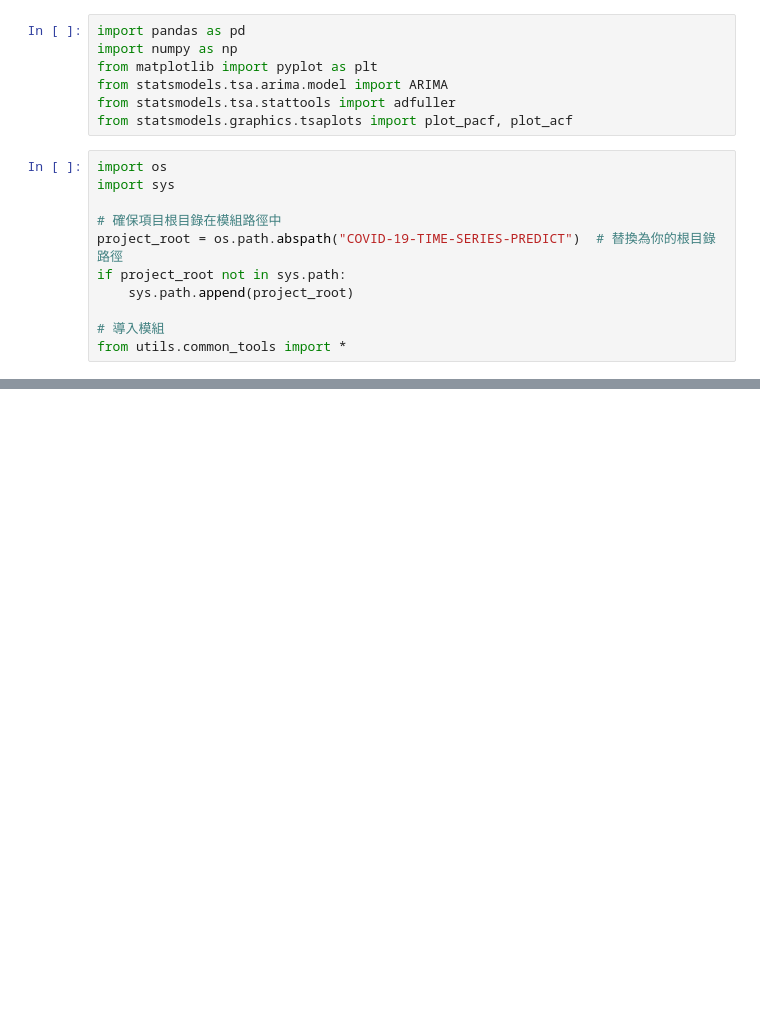
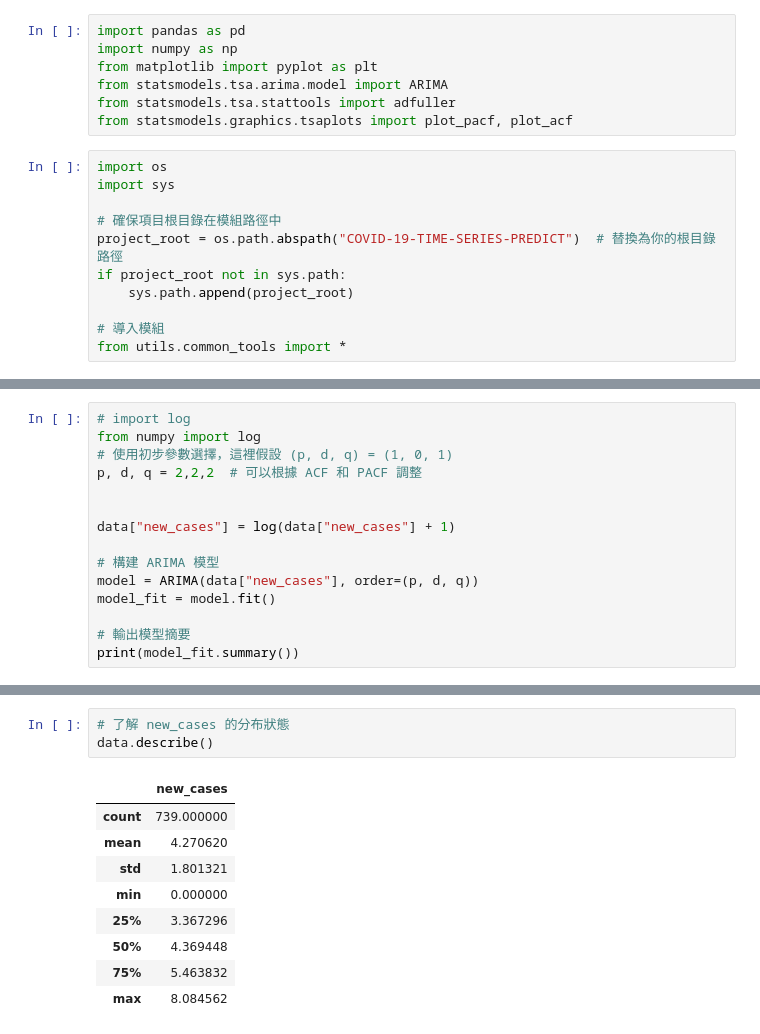
Before and after one commit to donydony228/COVID-19-Time-Series-Predict, a Jupyter notebook: ARIMA.ipynb, the cells around one changed output, grey strips where cells are left out. Cells and saved outputs as stored; diff of their text form; blank space fills up the shorter version.

Commit message:
ARIMA update

```diff
--- a/ARIMA.ipynb
+++ b/ARIMA.ipynb
@@ -150,0 +163,15 @@ plt.show()
+# %%
+# import log
+from numpy import log
+# 使用初步參數選擇，這裡假設 (p, d, q) = (1, 0, 1)
+p, d, q = 2,2,2  # 可以根據 ACF 和 PACF 調整
+
+
+data["new_cases"] = log(data["new_cases"] + 1)
+
+# 構建 ARIMA 模型
+model = ARIMA(data["new_cases"], order=(p, d, q))
+model_fit = model.fit()
+
+# 輸出模型摘要
+print(model_fit.summary())
@@ -150,0 +196,13 @@ plt.show()
+# %%
+# 了解 new_cases 的分布狀態
+data.describe()
+# %% [output]
+|  | new_cases |
+| count | 739.000000 |
+| mean | 4.270620 |
+| std | 1.801321 |
+| min | 0.000000 |
+| 25% | 3.367296 |
+| 50% | 4.369448 |
+| 75% | 5.463832 |
+| max | 8.084562 |
```
Also changed, not shown: parts of 17 cells of this notebook, 2 other files.
